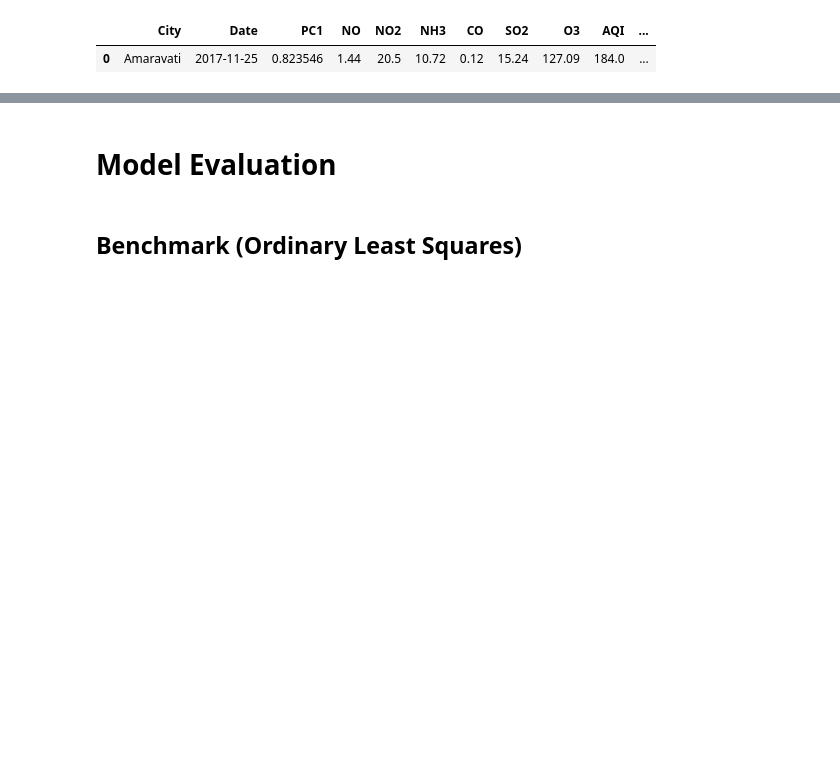
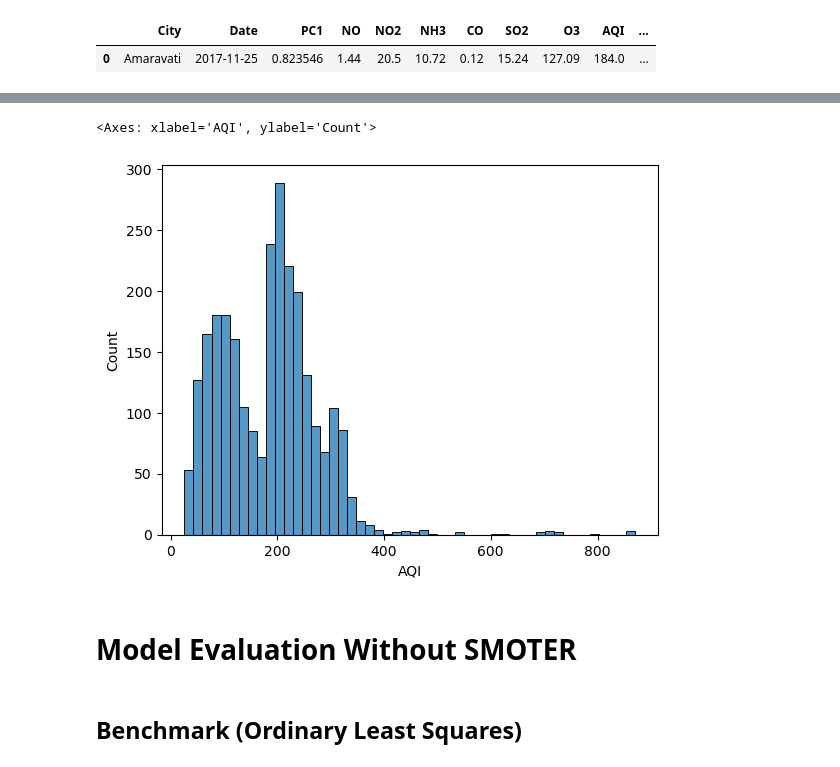
Before and after one commit to Luke1709/CSC-40080, a Jupyter notebook: final.ipynb, the cells around one changed output, grey strips where cells are left out. Drawn from its saved outputs; the diff is of its cells as text; code cells hidden in the pictures; blank space fills up the shorter version.

```diff
--- a/final.ipynb
+++ b/final.ipynb
@@ -816,5 +834,11 @@ model_data.head(1)
+# %%
+# Distribtion of AQI after SMOTER
+sns.histplot(model_data_smoter['AQI'], bins=50)
+# %% [output]
+<Axes: xlabel='AQI', ylabel='Count'>
+[figure, added]
 # %% [markdown]
-# Model Evaluation
+# Model Evaluation Without SMOTER
 # %% [markdown]
 ## Benchmark (Ordinary Least Squares)
 # %%
```
Also changed, not shown: parts of 27 cells of this notebook.
